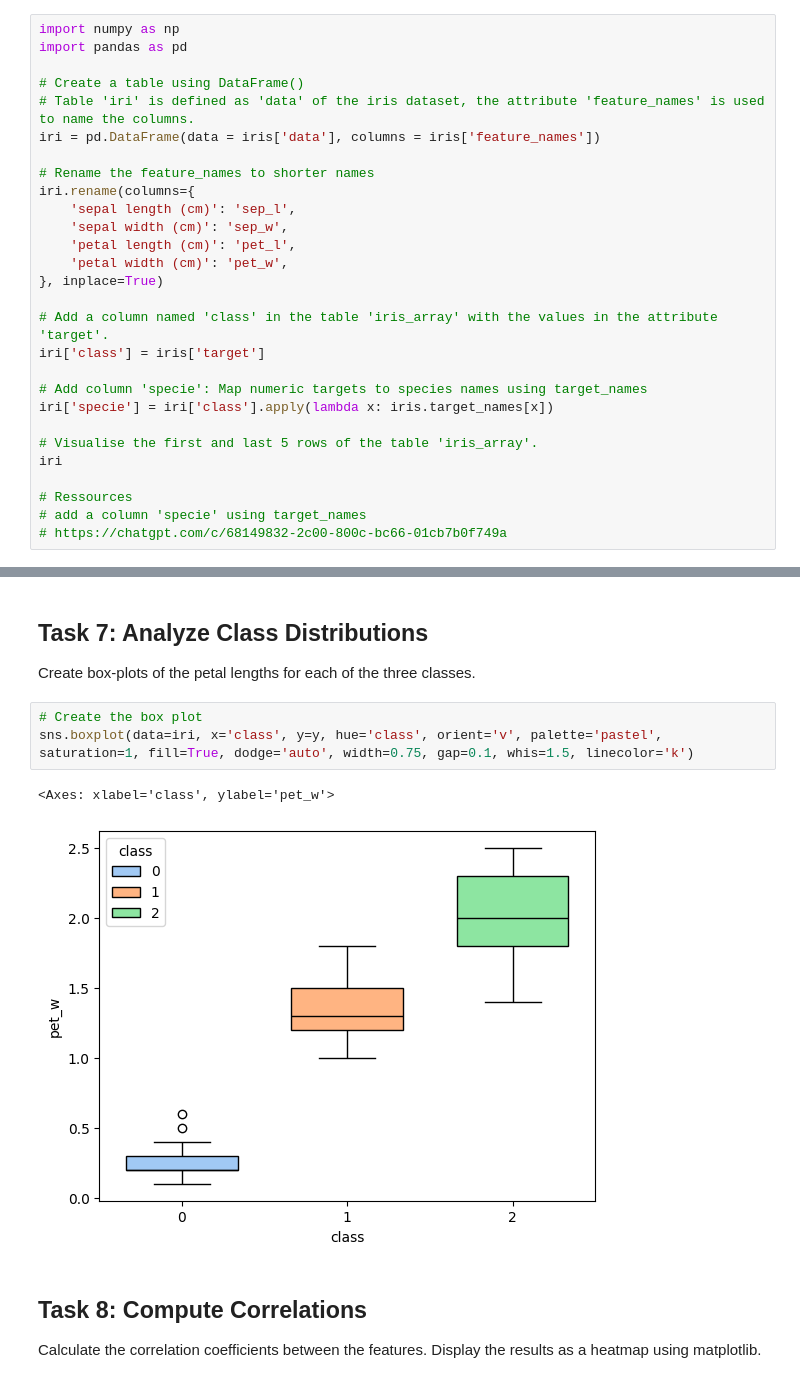
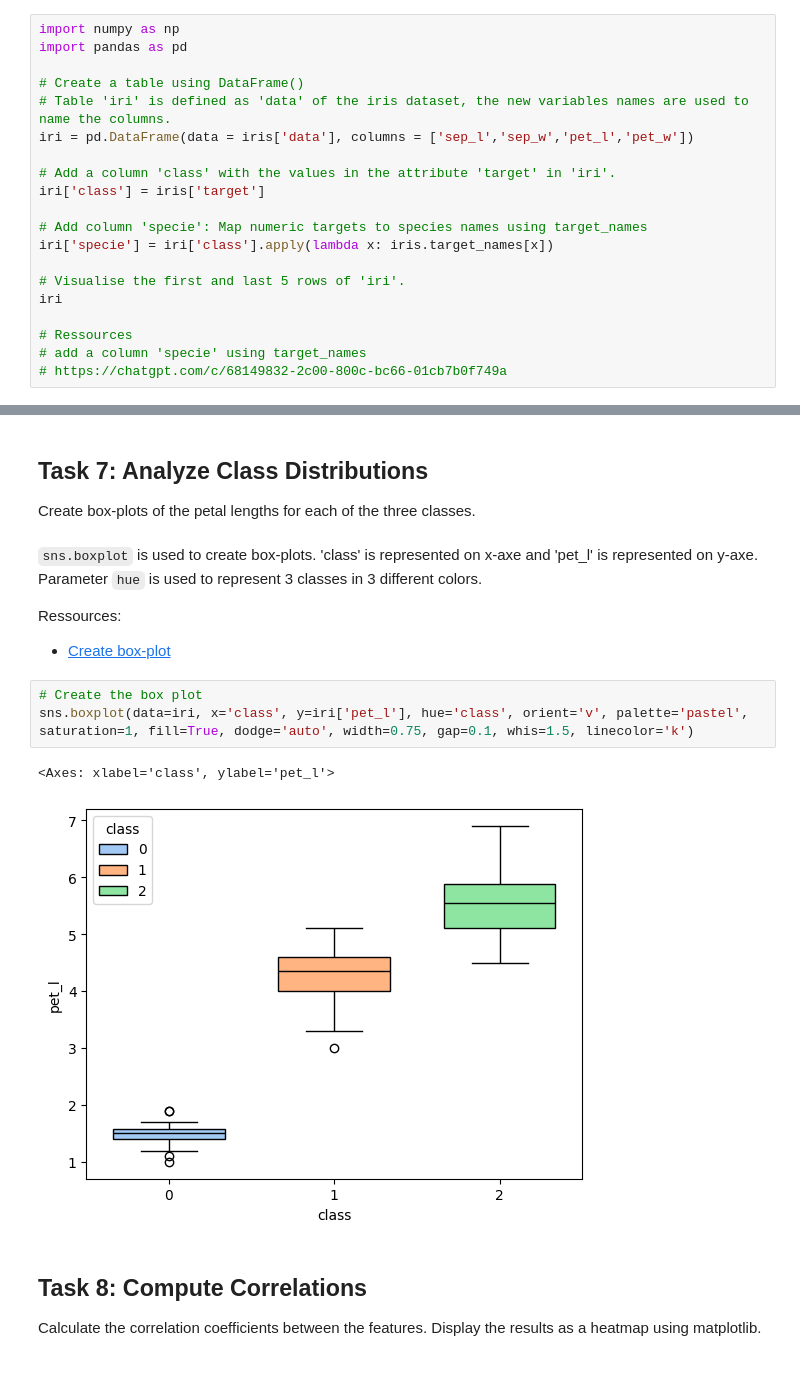
Before and after one commit to quyenphanlyons/data_analytics, a Jupyter notebook: tasks.ipynb, the cells around one changed output, grey strips where cells are left out. Drawn from its saved outputs; the diff is of its cells as text.

```diff
--- a/tasks.ipynb
+++ b/tasks.ipynb
@@ -129,24 +137,16 @@ import numpy as np
 import pandas as pd
 
 # Create a table using DataFrame()
-# Table 'iri' is defined as 'data' of the iris dataset, the attribute 'feature_names' is used to name the columns.
-iri = pd.DataFrame(data = iris['data'], columns = iris['feature_names'])
+# Table 'iri' is defined as 'data' of the iris dataset, the new variables names are used to name the columns.
+iri = pd.DataFrame(data = iris['data'], columns = ['sep_l','sep_w','pet_l','pet_w'])
 
-# Rename the feature_names to shorter names
-iri.rename(columns={
-    'sepal length (cm)': 'sep_l',
-    'sepal width (cm)': 'sep_w',
-    'petal length (cm)': 'pet_l',
-    'petal width (cm)': 'pet_w',
-}, inplace=True)
-
-# Add a column named 'class' in the table 'iris_array' with the values in the attribute 'target'.
+# Add a column 'class' with the values in the attribute 'target' in 'iri'.
 iri['class'] = iris['target']
 
 # Add column 'specie': Map numeric targets to species names using target_names
 iri['specie'] = iri['class'].apply(lambda x: iris.target_names[x])
 
-# Visualise the first and last 5 rows of the table 'iris_array'.
+# Visualise the first and last 5 rows of 'iri'.
 iri
 
 # Ressources
@@ -299,12 +327,17 @@ Text(0.5, 1.0, 'Iris sepal length x petal length with regression Line')
 # %% [markdown]
 ## Task 7: Analyze Class Distributions
 Create box-plots of the petal lengths for each of the three classes.
+# %% [markdown]
+`sns.boxplot` is used to create box-plots. 'class' is represented on x-axe and 'pet_l' is represented on y-axe. Parameter `hue` is used to represent 3 classes in 3 different colors.
+
+Ressources:
+- [Create box-plot](https://seaborn.pydata.org/generated/seaborn.boxplot.html)
 # %%
 # Create the box plot
-sns.boxplot(data=iri, x='class', y=y, hue='class', orient='v', palette='pastel', saturation=1, fill=True, dodge='auto', width=0.75, gap=0.1, whis=1.5, linecolor='k')
+sns.boxplot(data=iri, x='class', y=iri['pet_l'], hue='class', orient='v', palette='pastel', saturation=1, fill=True, dodge='auto', width=0.75, gap=0.1, whis=1.5, linecolor='k')
 # %% [output]
-<Axes: xlabel='class', ylabel='pet_w'>
+<Axes: xlabel='class', ylabel='pet_l'>
-[figure, old version]
+[figure, new version]
 # %% [markdown]
 ## Task 8: Compute Correlations
 Calculate the correlation coefficients between the features.
```
Also changed, not shown: parts of 40 cells of this notebook, 1 other file.
